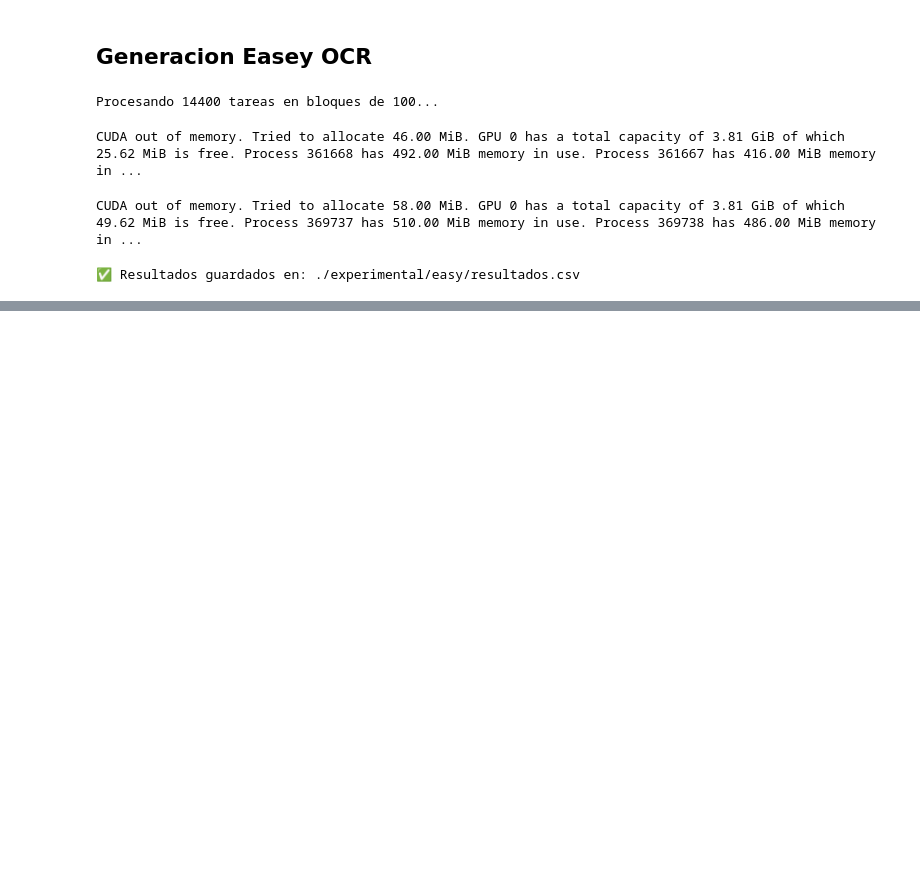
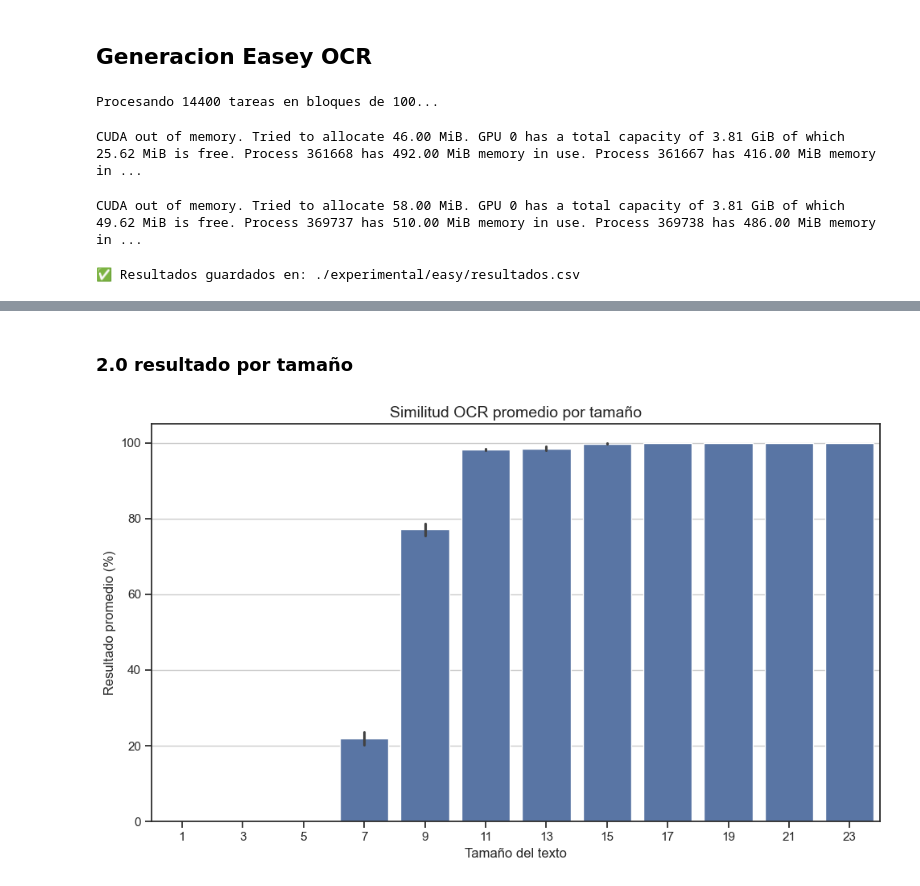
Before and after one commit to rodgalleUCM/PITEA, a Jupyter notebook: pruebas_exp.ipynb, the cells around one changed output, grey strips where cells are left out. Saved outputs shown, nothing was run; the diff lists cells and outputs as text; code cells hidden in the pictures; blank space fills up the shorter version.

```diff
--- a/pruebas_exp.ipynb
+++ b/pruebas_exp.ipynb
@@ -433,0 +502,4 @@ CUDA out of memory. Tried to allocate 58.00 MiB. GPU 0 has a total capacity of 3
+# %%
+import pandas as pd
+df_easy = pd.read_csv("./experimental/easy/resultados.csv")
+df = df_easy
@@ -433,0 +536,25 @@ CUDA out of memory. Tried to allocate 58.00 MiB. GPU 0 has a total capacity of 3
+# %% [markdown]
+### 2.0 resultado por tamaño
+# %%
+import seaborn as sns
+import matplotlib.pyplot as plt
+
+# Estilo visual
+sns.set(style="ticks")
+
+# Crear gráfico de barras
+plt.figure(figsize=(10, 6))
+sns.barplot(x="tamaño", y="resultado", data=df, estimator="mean")
+
+# Personalización
+plt.title("Similitud OCR promedio por tamaño", fontsize=14)
+plt.xlabel("Tamaño del texto", fontsize=12)
+plt.ylabel("Resultado promedio (%)", fontsize=12)
+plt.xticks(rotation=0)
+plt.tight_layout()
+plt.grid(True, axis='y')
+
+# Mostrar
+plt.show()
+# %% [output]
+[figure, added]
```
Also changed, not shown: parts of 13 cells of this notebook.
